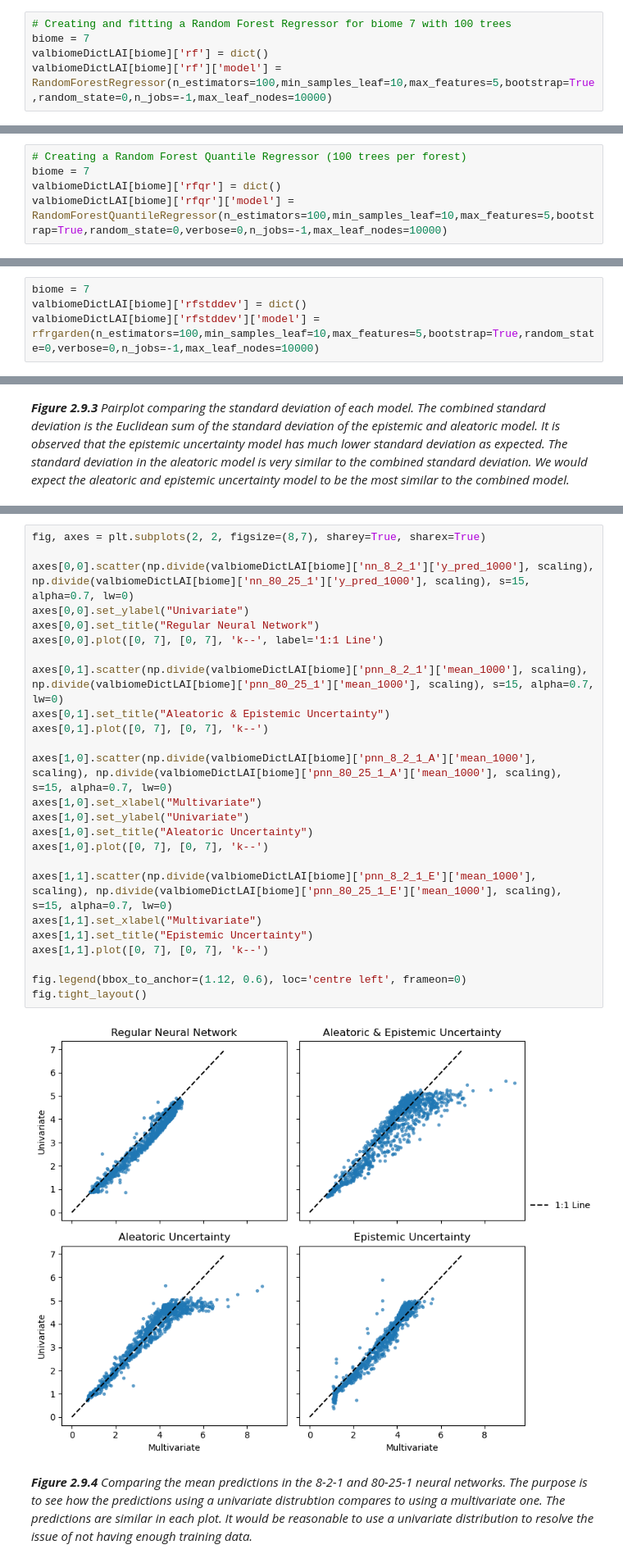
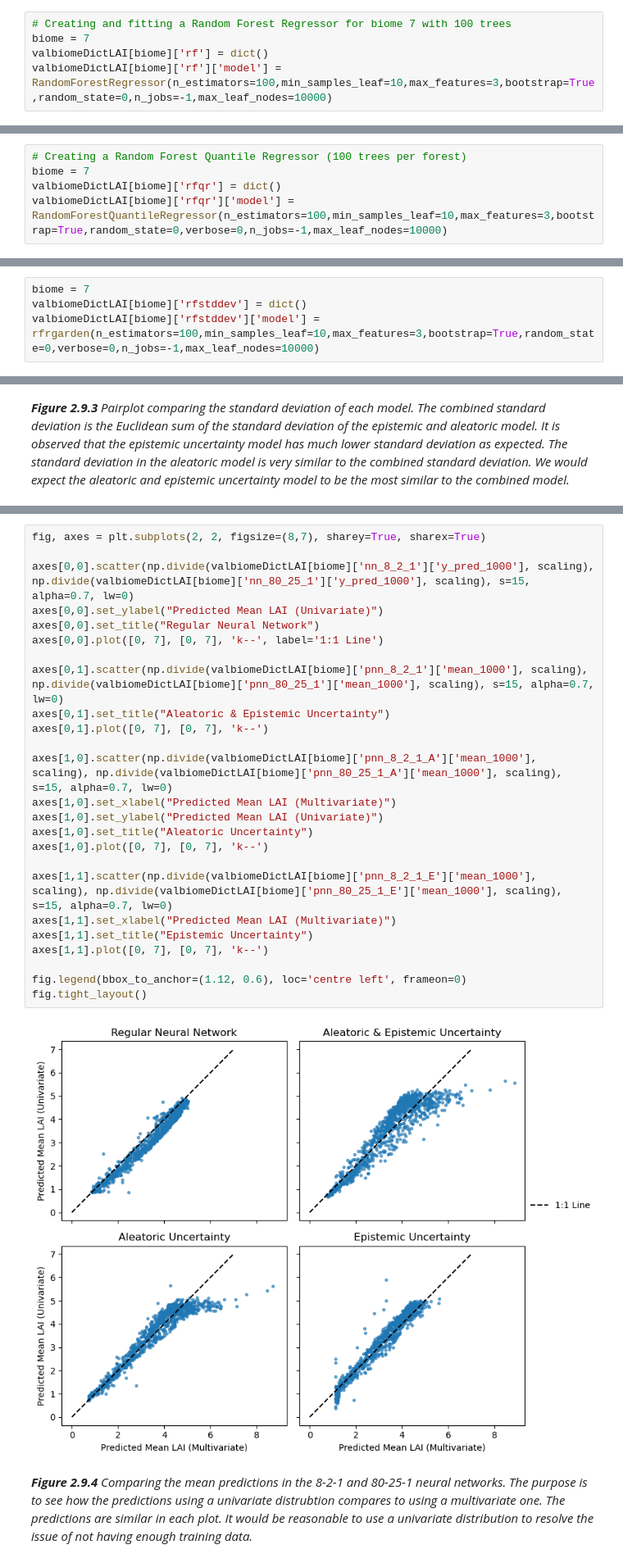
Before and after one commit to watermelonxx/WorkTerm-Winter2023, a Jupyter notebook: ModelingUncertainty/ModelingUncertainty.ipynb, the cells around one changed output, grey strips where cells are left out. Shown at 82% size. Cells and saved outputs as stored; diff of their text form.

```diff
--- a/ModelingUncertainty/ModelingUncertainty.ipynb
+++ b/ModelingUncertainty/ModelingUncertainty.ipynb
@@ -91,7 +163,7 @@ We will use the default function to measure the quality of a split, which is **m
 # Creating and fitting a Random Forest Regressor for biome 7 with 100 trees
 biome = 7
 valbiomeDictLAI[biome]['rf'] = dict()
-valbiomeDictLAI[biome]['rf']['model'] = RandomForestRegressor(n_estimators=100,min_samples_leaf=10,max_features=5,bootstrap=True,random_state=0,n_jobs=-1,max_leaf_nodes=10000)
+valbiomeDictLAI[biome]['rf']['model'] = RandomForestRegressor(n_estimators=100,min_samples_leaf=10,max_features=3,bootstrap=True,random_state=0,n_jobs=-1,max_leaf_nodes=10000)
 # %% [markdown]
 #### 1.1.2 Training the Model
 To train our model, we call the `fit` method and pass our training data as parameters.
@@ -147,7 +230,7 @@ We can define the random forest regressor model with the same parameters as our
 # Creating a Random Forest Quantile Regressor (100 trees per forest)
 biome = 7
 valbiomeDictLAI[biome]['rfqr'] = dict()
-valbiomeDictLAI[biome]['rfqr']['model'] = RandomForestQuantileRegressor(n_estimators=100,min_samples_leaf=10,max_features=5,bootstrap=True,random_state=0,verbose=0,n_jobs=-1,max_leaf_nodes=10000)
+valbiomeDictLAI[biome]['rfqr']['model'] = RandomForestQuantileRegressor(n_estimators=100,min_samples_leaf=10,max_features=3,bootstrap=True,random_state=0,verbose=0,n_jobs=-1,max_leaf_nodes=10000)
 # %% [markdown]
 #### 1.2.2 Training our Model
 Again, to train our model, we call the `fit` method and pass our training data as parameters.
@@ -208,7 +301,7 @@ from skgarden import RandomForestRegressor as rfrgarden
 # %%
 biome = 7
 valbiomeDictLAI[biome]['rfstddev'] = dict()
-valbiomeDictLAI[biome]['rfstddev']['model'] = rfrgarden(n_estimators=100,min_samples_leaf=10,max_features=5,bootstrap=True,random_state=0,verbose=0,n_jobs=-1,max_leaf_nodes=10000)
+valbiomeDictLAI[biome]['rfstddev']['model'] = rfrgarden(n_estimators=100,min_samples_leaf=10,max_features=3,bootstrap=True,random_state=0,verbose=0,n_jobs=-1,max_leaf_nodes=10000)
 # %% [markdown]
 #### 1.3.2 Training the Model
 To train our model, we call the `fit` method and pass our training data as parameters.
@@ -1603,30 +1705,30 @@ _**Figure 2.9.3** Pairplot comparing the standard deviation of each model. The c
 # %%
 fig, axes = plt.subplots(2, 2, figsize=(8,7), sharey=True, sharex=True)
 
 axes[0,0].scatter(np.divide(valbiomeDictLAI[biome]['nn_8_2_1']['y_pred_1000'], scaling), np.divide(valbiomeDictLAI[biome]['nn_80_25_1']['y_pred_1000'], scaling), s=15, alpha=0.7, lw=0)
-axes[0,0].set_ylabel("Univariate")
+axes[0,0].set_ylabel("Predicted Mean LAI (Univariate)")
 axes[0,0].set_title("Regular Neural Network")
 axes[0,0].plot([0, 7], [0, 7], 'k--', label='1:1 Line')
 
 axes[0,1].scatter(np.divide(valbiomeDictLAI[biome]['pnn_8_2_1']['mean_1000'], scaling), np.divide(valbiomeDictLAI[biome]['pnn_80_25_1']['mean_1000'], scaling), s=15, alpha=0.7, lw=0)
 axes[0,1].set_title("Aleatoric & Epistemic Uncertainty")
 axes[0,1].plot([0, 7], [0, 7], 'k--')
 
 axes[1,0].scatter(np.divide(valbiomeDictLAI[biome]['pnn_8_2_1_A']['mean_1000'], scaling), np.divide(valbiomeDictLAI[biome]['pnn_80_25_1_A']['mean_1000'], scaling), s=15, alpha=0.7, lw=0)
-axes[1,0].set_xlabel("Multivariate")
-axes[1,0].set_ylabel("Univariate")
+axes[1,0].set_xlabel("Predicted Mean LAI (Multivariate)")
+axes[1,0].set_ylabel("Predicted Mean LAI (Univariate)")
 axes[1,0].set_title("Aleatoric Uncertainty")
 axes[1,0].plot([0, 7], [0, 7], 'k--')
 
 axes[1,1].scatter(np.divide(valbiomeDictLAI[biome]['pnn_8_2_1_E']['mean_1000'], scaling), np.divide(valbiomeDictLAI[biome]['pnn_80_25_1_E']['mean_1000'], scaling), s=15, alpha=0.7, lw=0)
-axes[1,1].set_xlabel("Multivariate")
+axes[1,1].set_xlabel("Predicted Mean LAI (Multivariate)")
 axes[1,1].set_title("Epistemic Uncertainty")
 axes[1,1].plot([0, 7], [0, 7], 'k--')
 
 fig.legend(bbox_to_anchor=(1.12, 0.6), loc='centre left', frameon=0)
 fig.tight_layout()
 # %% [output]
-[figure, old version]
+[figure, new version]
 # %% [markdown]
 _**Figure 2.9.4** Comparing the mean predictions in the 8-2-1 and 80-25-1 neural networks. The purpose is to see how the predictions using a univariate distrubtion compares to using a multivariate one. The predictions are similar in each plot. It would be reasonable to use a univariate distribution to resolve the issue of not having enough training data._
 # %% [markdown]
```
Also changed, not shown: parts of 57 cells of this notebook.
